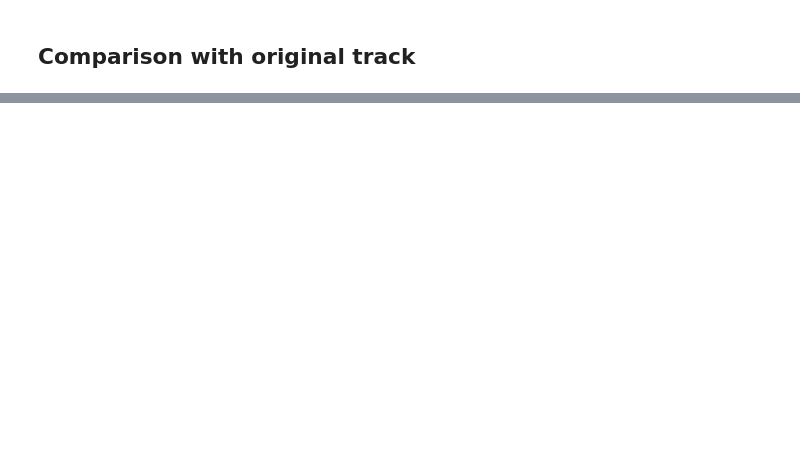
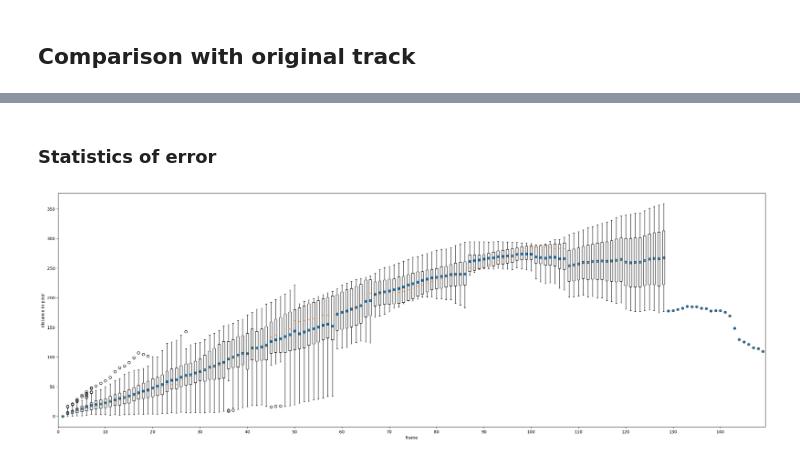
Before and after one commit to rzhou-space/PIV_analysis_headon_data, a Jupyter notebook: Tracking_Py.ipynb, the cells around one changed output, grey strips where cells are left out. Cells and saved outputs as stored; diff of their text form; code cells hidden in the pictures; blank space fills up the shorter version.

```diff
--- a/Tracking_Py.ipynb
+++ b/Tracking_Py.ipynb
@@ -296,0 +250,2 @@ M[82][54, 24]
+# %% [markdown]
+### Statistics of error
@@ -296,0 +283,42 @@ M[82][54, 24]
+# %%
+def error_time_step(track_id, original_x, original_y, piv_x, piv_y):
+    # Generate firstly all track errors/difference.
+    all_track_error = track_error(track_id, original_x, original_y, piv_x, piv_y)
+
+    # Get the elements columnwise and fill the non-exist time steps with nan.
+    # Fill all track step witdth with nan to the maximal length.
+    max_len = max(len(l) for l in all_track_error)
+
+    for i in range(len(track_id)):
+        error = all_track_error[i]
+        num_nan = max_len - len(error)
+        all_track_error[i] = np.concatenate([error, np.full(num_nan, np.nan)])
+
+    all_track_error = np.array(all_track_error)
+    # Each coloum are errors in the same time step.
+    time_error = []
+    mean_time_error = []
+    for j in range(max_len):
+        error = all_track_error[:, j] # Extract the colums --> all errors at the same time step.
+        error_clean = error[~np.isnan(error)] # Get rid of the nan in coloums.
+        time_error.append(error_clean)
+        mean_time_error.append(np.mean(error_clean))
+
+    return time_error, mean_time_error
+# %%
+# Generate the data.
+time_error, mean_time_error = error_time_step(track_id, x_track, y_track, piv_x_track_v2, piv_y_track_v2)
+positions = [i for i in range(1, len(mean_time_error)+1)]
+
+plt.style.use('default')
+plt.figure(figsize=(30, 10))
+#plt.violinplot(time_error, positions)
+plt.boxplot(time_error)
+plt.scatter(positions, mean_time_error)
+plt.xticks(np.arange(0, len(mean_time_error), step=10), np.arange(0, len(mean_time_error), step=10))
+plt.xlabel("frame")
+plt.ylabel("distance in pixel")
+plt.savefig("error_in_time", dpi=300)
+plt.show()
+# %% [output]
+[figure, added]
```
Also changed, not shown: parts of 20 cells of this notebook, 1 other file.
